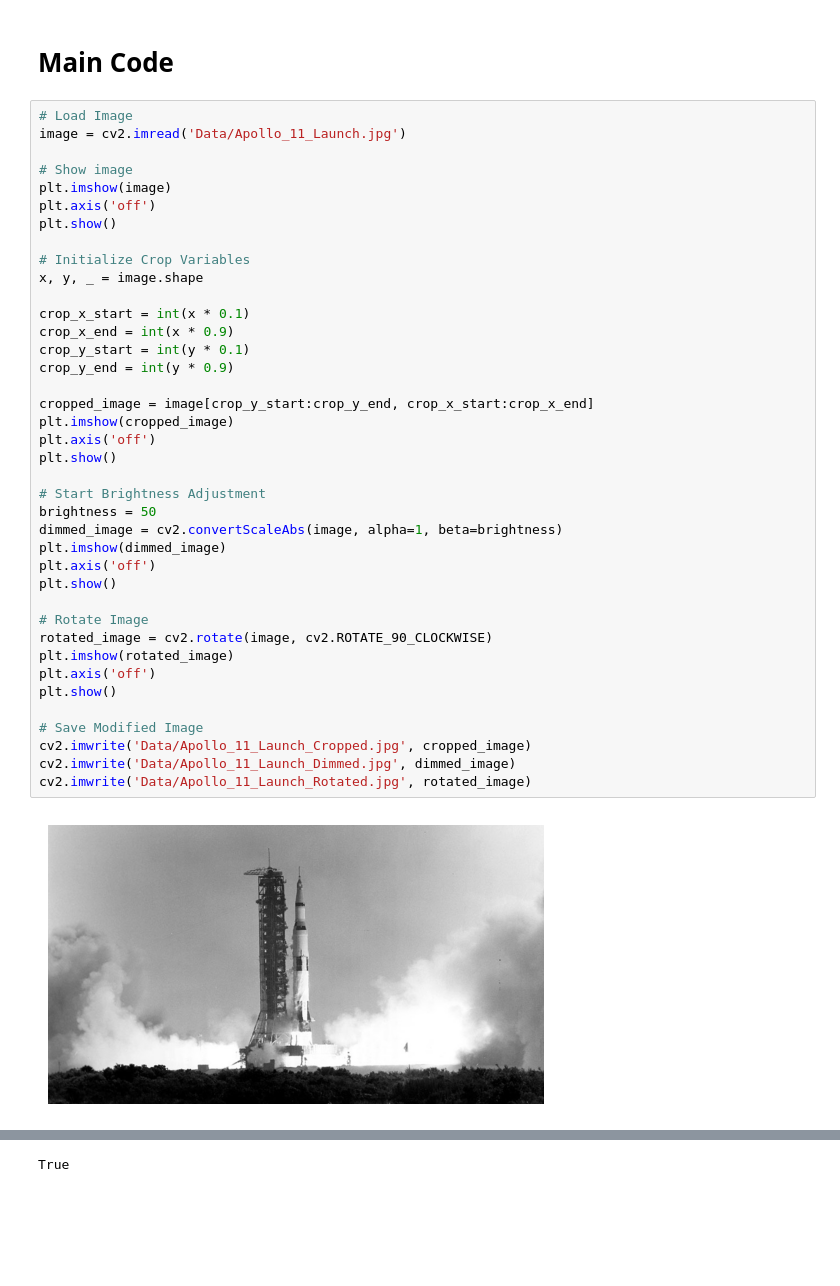
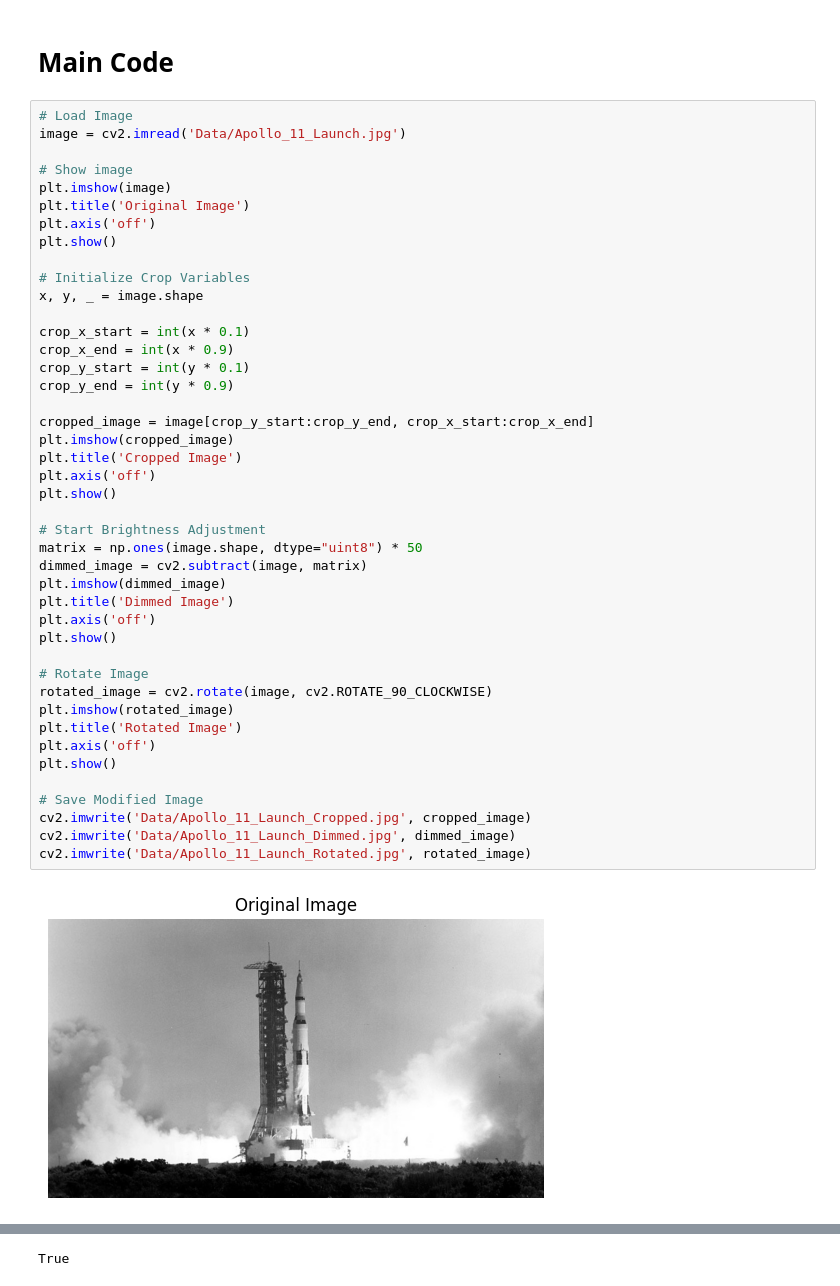
Before and after one commit to SSOE-ECE1390/verifying-setup-Jaiden-Steele, a Jupyter notebook: Homework_0.ipynb, the cells around one changed output, grey strips where cells are left out. Saved outputs shown, nothing was run; the diff lists cells and outputs as text; blank space fills up the shorter version.

```diff
--- a/Homework_0.ipynb
+++ b/Homework_0.ipynb
@@ -23,38 +24,42 @@ image = cv2.imread('Data/Apollo_11_Launch.jpg')
 
 # Show image
 plt.imshow(image)
+plt.title('Original Image')
 plt.axis('off')
 plt.show()
 
 # Initialize Crop Variables
 x, y, _ = image.shape
 
 crop_x_start = int(x * 0.1)
 crop_x_end = int(x * 0.9)
 crop_y_start = int(y * 0.1)
 crop_y_end = int(y * 0.9)
 
 cropped_image = image[crop_y_start:crop_y_end, crop_x_start:crop_x_end]
 plt.imshow(cropped_image)
+plt.title('Cropped Image')
 plt.axis('off')
 plt.show()
 
 # Start Brightness Adjustment
-brightness = 50
-dimmed_image = cv2.convertScaleAbs(image, alpha=1, beta=brightness)
+matrix = np.ones(image.shape, dtype="uint8") * 50
+dimmed_image = cv2.subtract(image, matrix)
 plt.imshow(dimmed_image)
+plt.title('Dimmed Image')
 plt.axis('off')
 plt.show()
 
 # Rotate Image
 rotated_image = cv2.rotate(image, cv2.ROTATE_90_CLOCKWISE)
 plt.imshow(rotated_image)
+plt.title('Rotated Image')
 plt.axis('off')
 plt.show()
 
 # Save Modified Image
 cv2.imwrite('Data/Apollo_11_Launch_Cropped.jpg', cropped_image)
 cv2.imwrite('Data/Apollo_11_Launch_Dimmed.jpg', dimmed_image)
 cv2.imwrite('Data/Apollo_11_Launch_Rotated.jpg', rotated_image)
 # %% [output]
-[figure, old version]
+[figure, new version]
```
Also changed, not shown: parts of 2 cells of this notebook.
